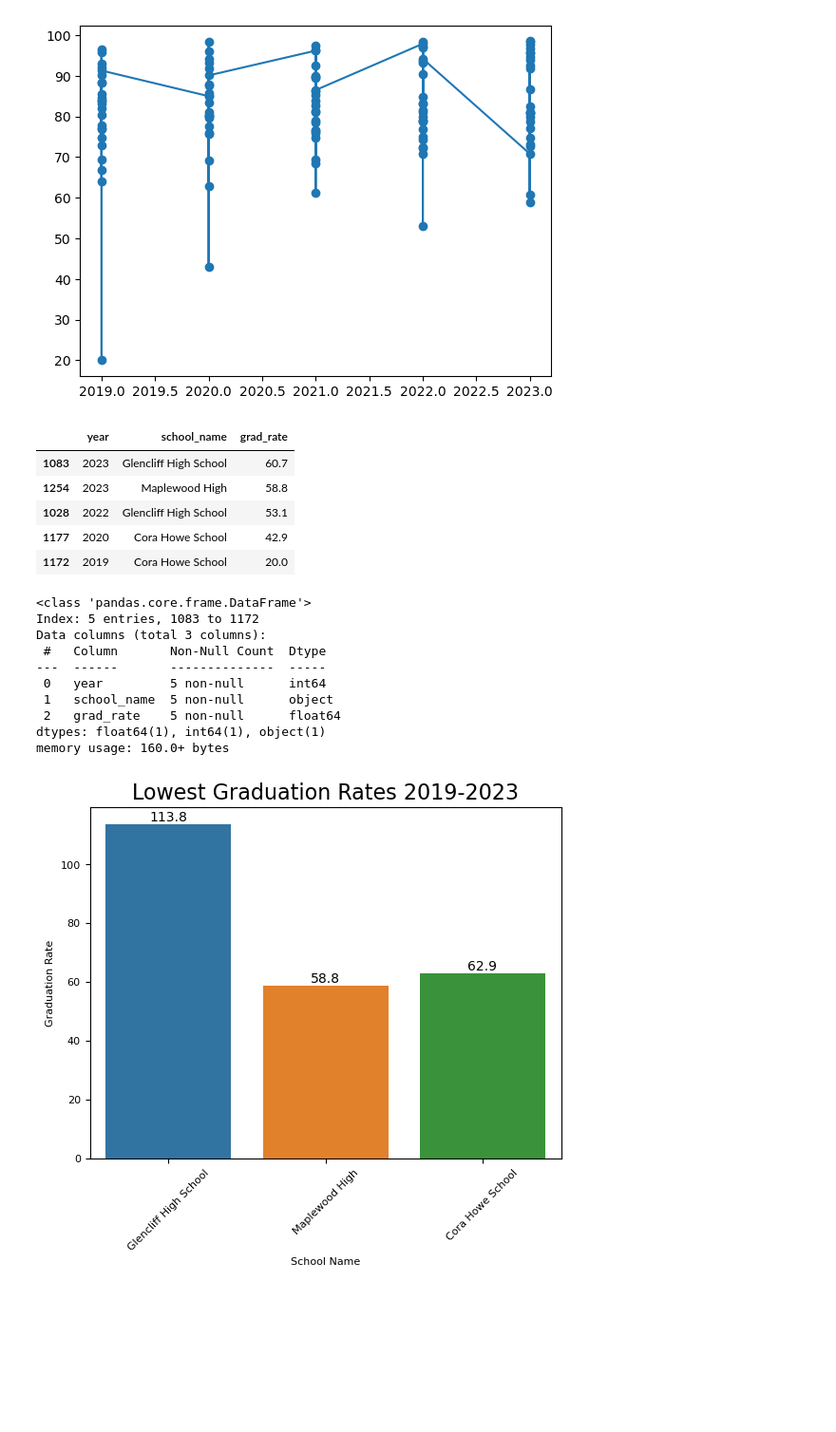
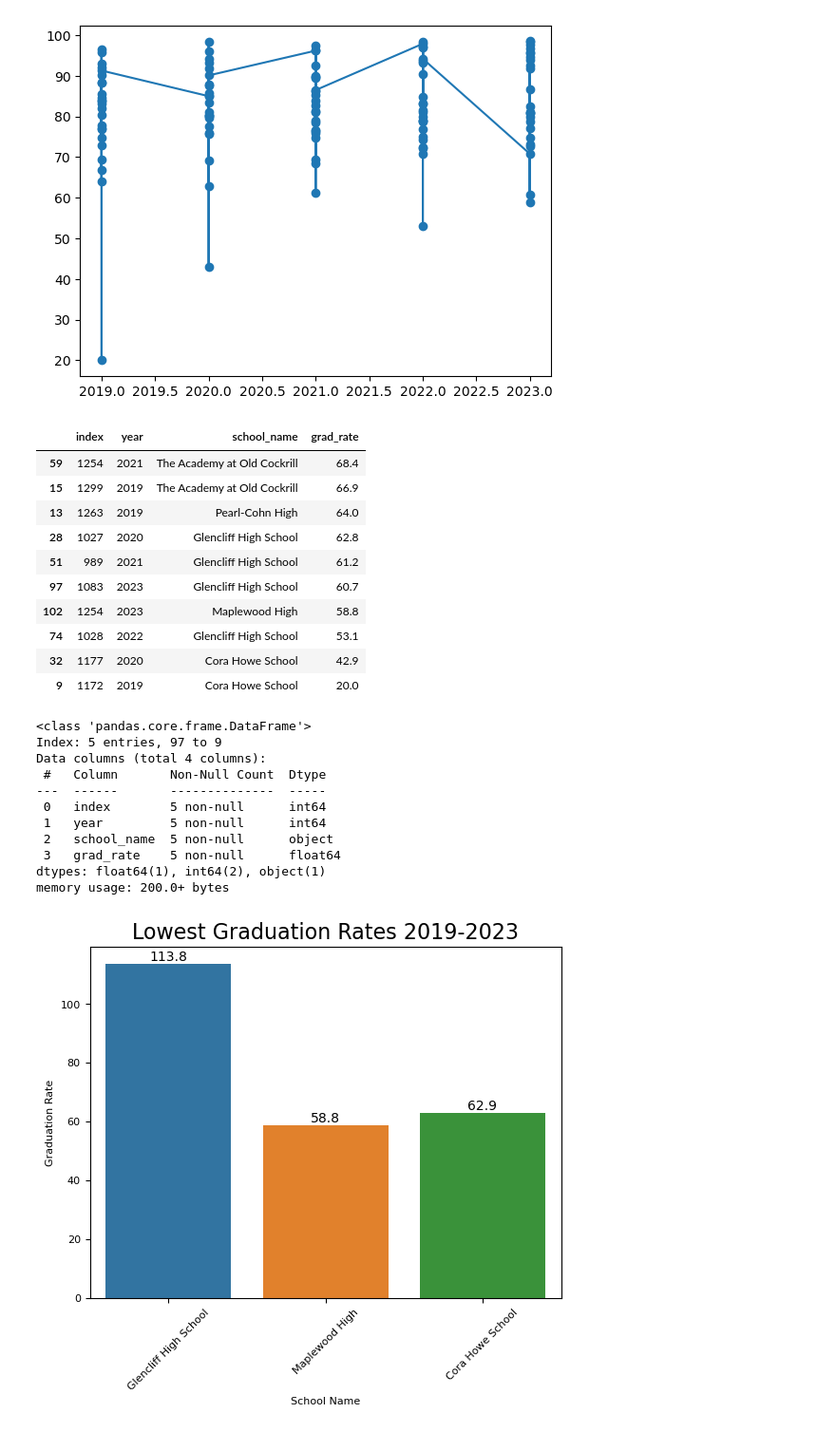
Before and after one commit to ericahen/capstone-da12, a Jupyter notebook: notebooks/combined_grad_rates.ipynb, the cells around one changed output. Shown: that part at 95% size. Cells and saved outputs as stored; diff of their text form; code cells hidden in the pictures; blank space fills up the shorter version.

```diff
--- a/notebooks/combined_grad_rates.ipynb
+++ b/notebooks/combined_grad_rates.ipynb
@@ -493,28 +493,34 @@ plt.show()
 # %% [output]
 [figure]
 # %%
-bottom = rates.sort_values('grad_rate', ascending=False).tail(5)
+bottom = rates.sort_values('grad_rate', ascending=False).tail(10)
 bottom
 # %% [output]
-|  | year | school_name | grad_rate |
-| 1083 | 2023 | Glencliff High School | 60.7 |
-| 1254 | 2023 | Maplewood High | 58.8 |
-| 1028 | 2022 | Glencliff High School | 53.1 |
-| 1177 | 2020 | Cora Howe School | 42.9 |
-| 1172 | 2019 | Cora Howe School | 20.0 |
+|  | index | year | school_name | grad_rate |
+| 59 | 1254 | 2021 | The Academy at Old Cockrill | 68.4 |
+| 15 | 1299 | 2019 | The Academy at Old Cockrill | 66.9 |
+| 13 | 1263 | 2019 | Pearl-Cohn High | 64.0 |
+| 28 | 1027 | 2020 | Glencliff High School | 62.8 |
+| 51 | 989 | 2021 | Glencliff High School | 61.2 |
+| 97 | 1083 | 2023 | Glencliff High School | 60.7 |
+| 102 | 1254 | 2023 | Maplewood High | 58.8 |
+| 74 | 1028 | 2022 | Glencliff High School | 53.1 |
+| 32 | 1177 | 2020 | Cora Howe School | 42.9 |
+| 9 | 1172 | 2019 | Cora Howe School | 20.0 |
 # %%
 bottom.info()
 # %% [output]
 <class 'pandas.core.frame.DataFrame'>
-Index: 5 entries, 1083 to 1172
-Data columns (total 3 columns):
+Index: 5 entries, 97 to 9
+Data columns (total 4 columns):
  #   Column       Non-Null Count  Dtype
 ---  ------       --------------  -----
- 0   year         5 non-null      int64
- 1   school_name  5 non-null      object
- 2   grad_rate    5 non-null      float64
-dtypes: float64(1), int64(1), object(1)
-memory usage: 160.0+ bytes
+ 0   index        5 non-null      int64
+ 1   year         5 non-null      int64
+ 2   school_name  5 non-null      object
+ 3   grad_rate    5 non-null      float64
+dtypes: float64(1), int64(2), object(1)
+memory usage: 200.0+ bytes
 # %%
 ax = sns.barplot(bottom, x="school_name", y="grad_rate", estimator="sum", errorbar=None)
 ax.bar_label(ax.containers[0], fontsize=10)
```
Also changed, not shown: parts of 3 cells of this notebook.
